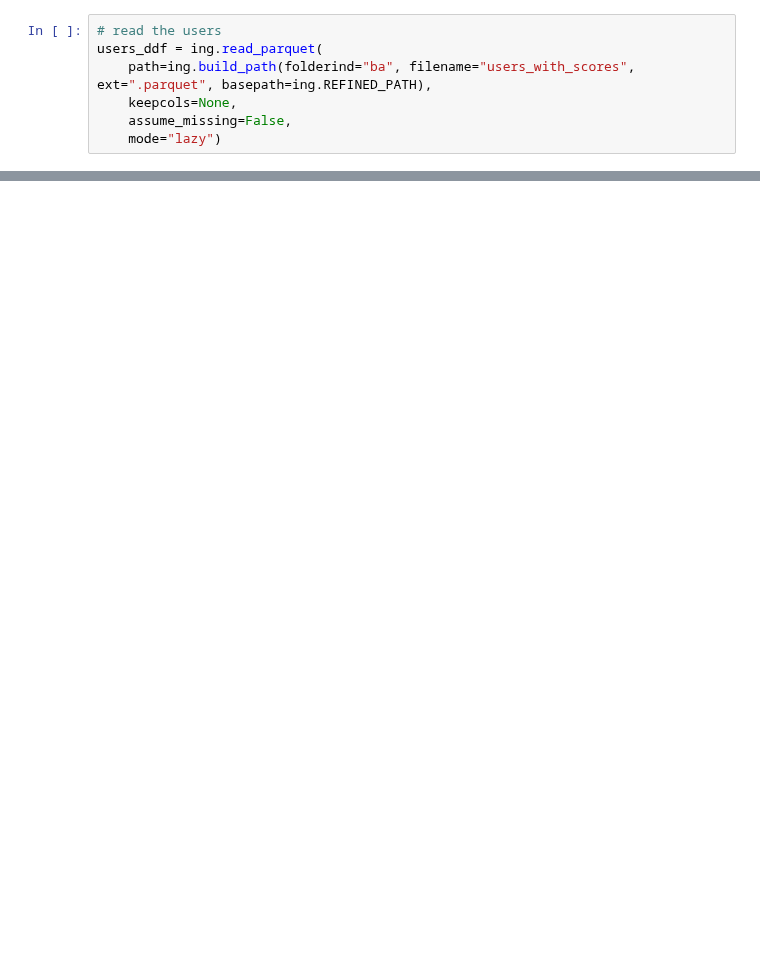
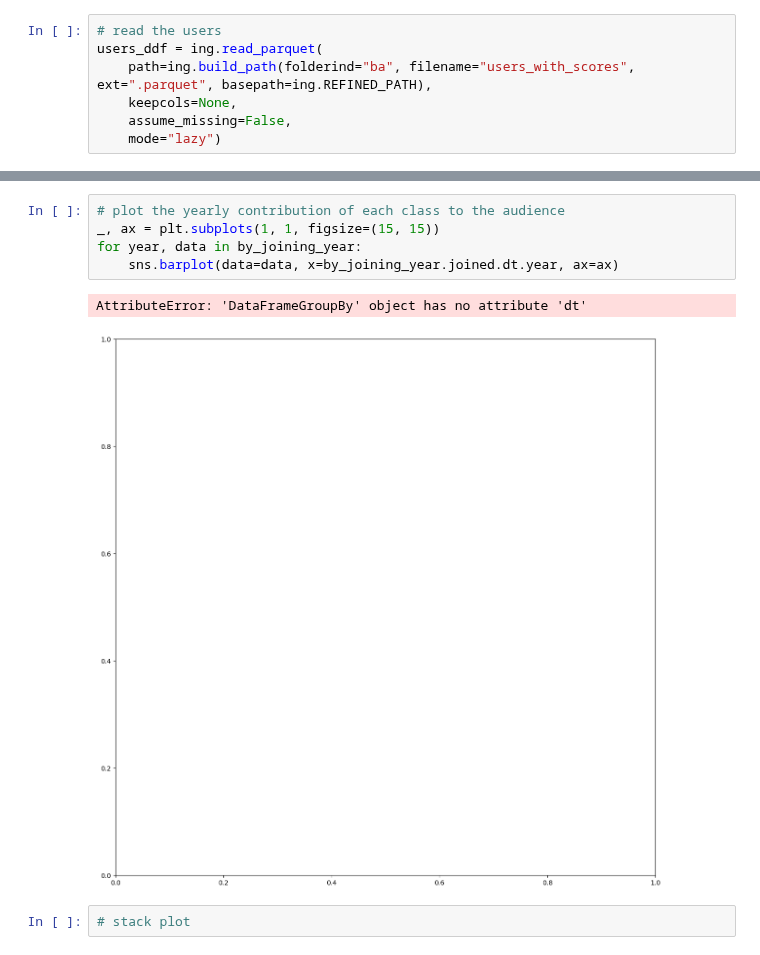
Before and after one commit to epfl-ada/ada-2022-project-analyteam, a Jupyter notebook: time_analysis.ipynb, the cells around one changed output, grey strips where cells are left out. Cells and saved outputs as stored; diff of their text form; blank space fills up the shorter version.

```diff
--- a/time_analysis.ipynb
+++ b/time_analysis.ipynb
@@ -55,0 +102,10 @@ by_joined_y = users_df.groupby(by=users_df.joined.dt.year, as_index=False)
+# %%
+# plot the yearly contribution of each class to the audience
+_, ax = plt.subplots(1, 1, figsize=(15, 15))
+for year, data in by_joining_year:
+    sns.barplot(data=data, x=by_joining_year.joined.dt.year, ax=ax)
+# %% [output]
+AttributeError: 'DataFrameGroupBy' object has no attribute 'dt'
+[figure, added]
+# %%
+# stack plot
```
Also changed, not shown: parts of 22 cells of this notebook, 2 other files.
